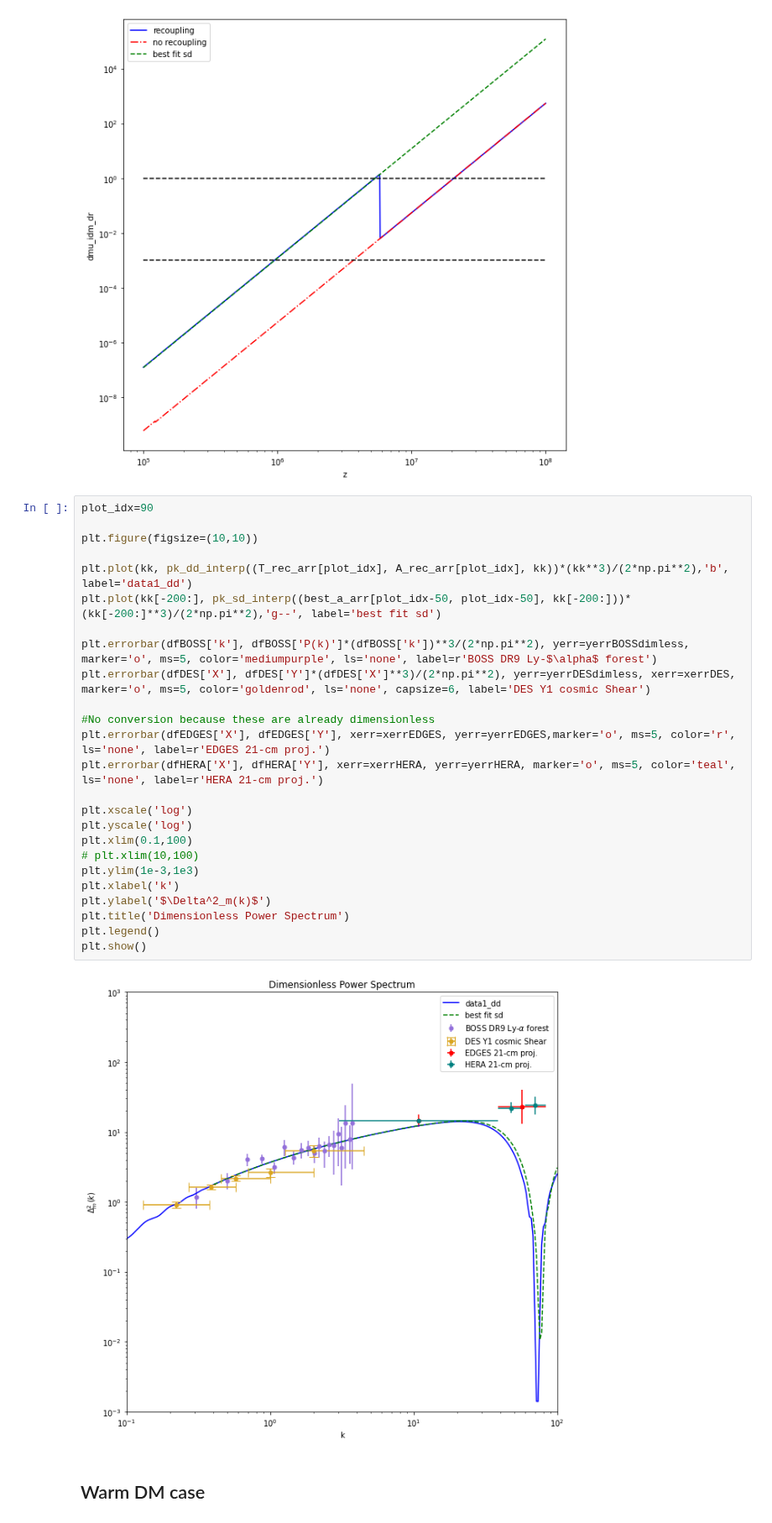
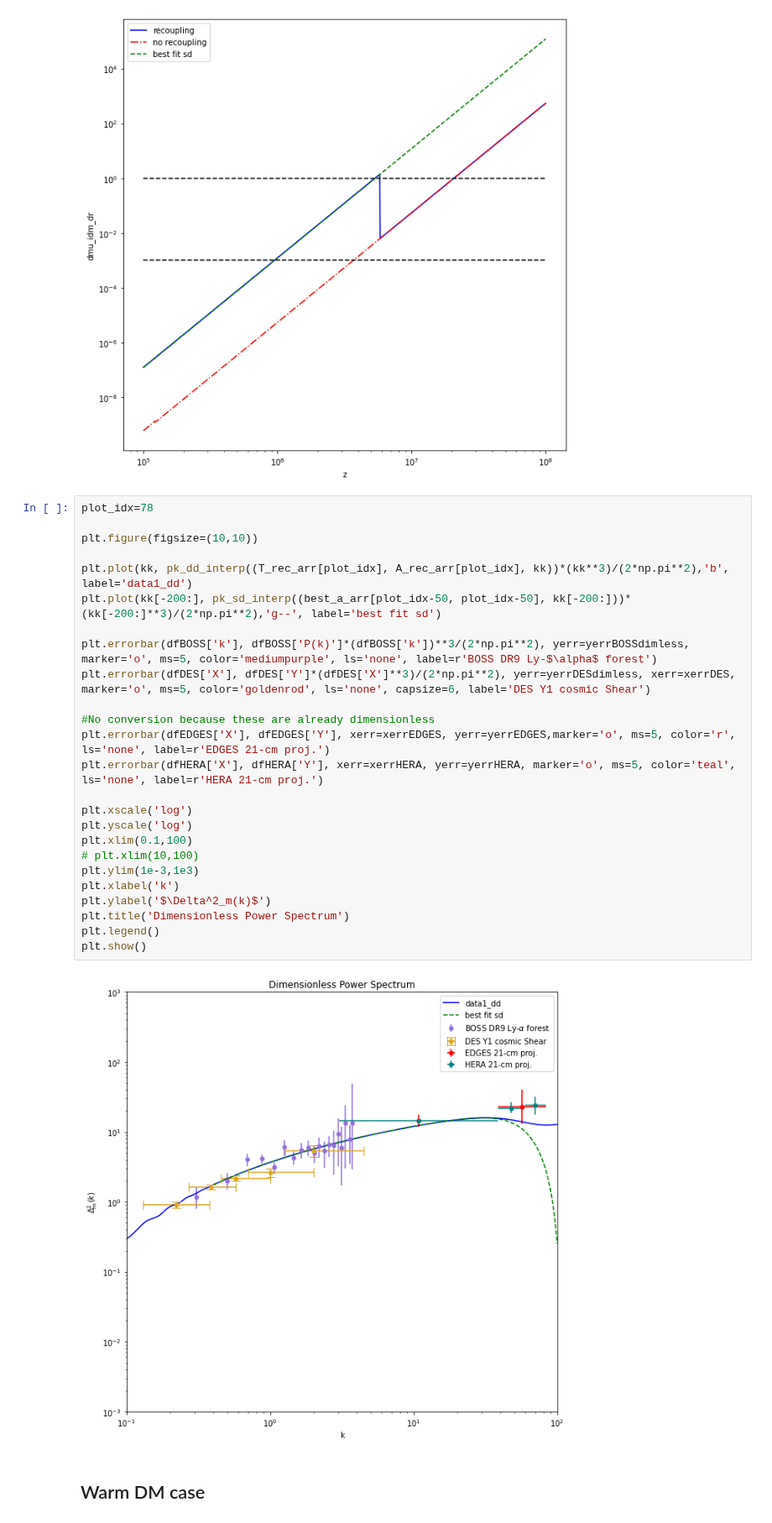
Before and after one commit to NolanSmyth/class_recoupling, a Jupyter notebook: analyze_interps.ipynb, the cells around one changed output. Shown at 84% size. Drawn from its saved outputs; the diff is of its cells as text.

```diff
--- a/analyze_interps.ipynb
+++ b/analyze_interps.ipynb
@@ -338,32 +360,32 @@ plt.show()
 # %% [output]
 [figure]
 # %%
-plot_idx=90
+plot_idx=78
 
 plt.figure(figsize=(10,10))
 
 plt.plot(kk, pk_dd_interp((T_rec_arr[plot_idx], A_rec_arr[plot_idx], kk))*(kk**3)/(2*np.pi**2),'b', label='data1_dd')
 plt.plot(kk[-200:], pk_sd_interp((best_a_arr[plot_idx-50, plot_idx-50], kk[-200:]))*(kk[-200:]**3)/(2*np.pi**2),'g--', label='best fit sd')
 
 plt.errorbar(dfBOSS['k'], dfBOSS['P(k)']*(dfBOSS['k'])**3/(2*np.pi**2), yerr=yerrBOSSdimless, marker='o', ms=5, color='mediumpurple', ls='none', label=r'BOSS DR9 Ly-$\alpha$ forest')
 plt.errorbar(dfDES['X'], dfDES['Y']*(dfDES['X']**3)/(2*np.pi**2), yerr=yerrDESdimless, xerr=xerrDES, marker='o', ms=5, color='goldenrod', ls='none', capsize=6, label='DES Y1 cosmic Shear')
 
 #No conversion because these are already dimensionless
 plt.errorbar(dfEDGES['X'], dfEDGES['Y'], xerr=xerrEDGES, yerr=yerrEDGES,marker='o', ms=5, color='r', ls='none', label=r'EDGES 21-cm proj.')
 plt.errorbar(dfHERA['X'], dfHERA['Y'], xerr=xerrHERA, yerr=yerrHERA, marker='o', ms=5, color='teal', ls='none', label=r'HERA 21-cm proj.')
 
 plt.xscale('log')
 plt.yscale('log')
 plt.xlim(0.1,100)
 # plt.xlim(10,100)
 plt.ylim(1e-3,1e3)
 plt.xlabel('k')
 plt.ylabel('$\Delta^2_m(k)$')
 plt.title('Dimensionless Power Spectrum')
 plt.legend()
 plt.show()
 # %% [output]
-[figure, old version]
+[figure, new version]
 # %% [markdown]
 ## Warm DM case
 # %%
```
Also changed, not shown: parts of 6 cells of this notebook, 4 other files.
